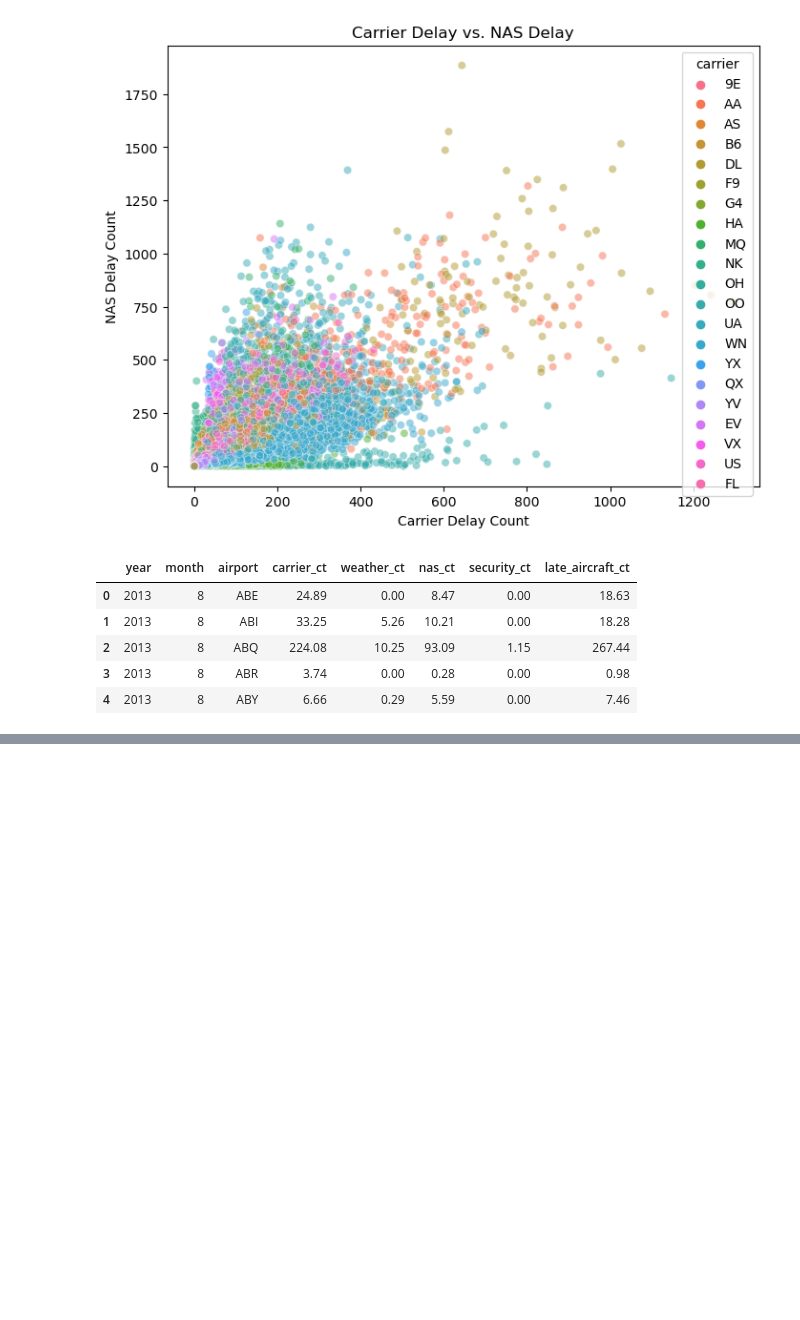
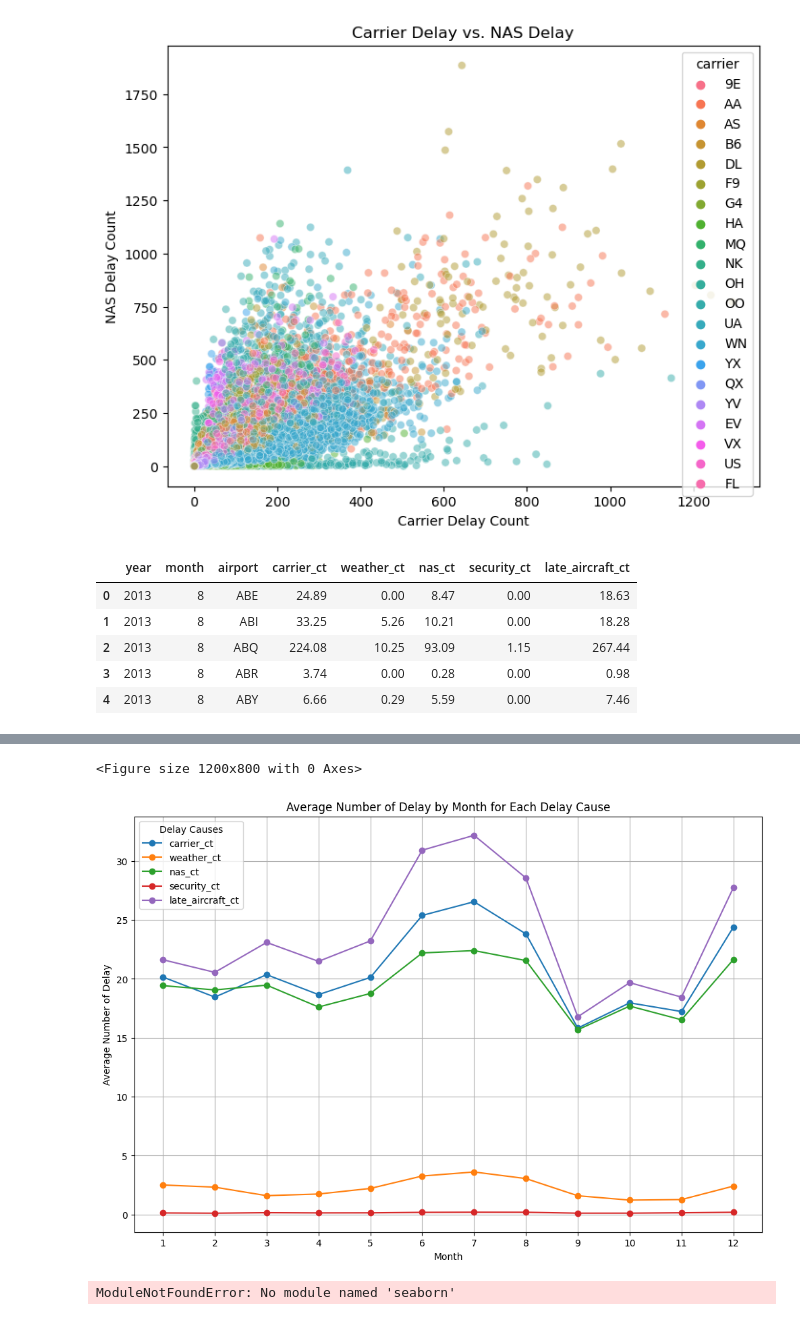
Before and after one commit to lingyuehao/Data_Dawgs, a Jupyter notebook: Data-Dawgs.ipynb, the cells around one changed output, grey strips where cells are left out. Cells and saved outputs as stored; diff of their text form; code cells hidden in the pictures; blank space fills up the shorter version.

Commit message:
Data cleaning, Statistical anslysis, Data visualization

```diff
--- a/Data-Dawgs.ipynb
+++ b/Data-Dawgs.ipynb
@@ -201,0 +233,15 @@ combined_data.head()
+# %%
+# Data cleaning
+cleaned_data = data.copy()
+
+cleaned_data['carrier_name'].fillna('Unknown', inplace=True)
+cleaned_data['airport_name'].fillna('Unknown', inplace=True)
+
+numeric_columns = [
+    'arr_flights', 'arr_del15', 'carrier_ct', 'weather_ct', 'nas_ct',
+    'security_ct', 'late_aircraft_ct', 'arr_cancelled', 'arr_diverted',
+    'arr_delay', 'carrier_delay', 'weather_delay', 'nas_delay',
+    'security_delay', 'late_aircraft_delay'
+]
+for column in numeric_columns:
+    cleaned_data[column].fillna(cleaned_data[column].median(), inplace=True)
@@ -201,0 +296,43 @@ combined_data.head()
+# %%
+# Data Visualization
+delay_causes = ['carrier_ct', 'weather_ct', 'nas_ct', 'security_ct', 'late_aircraft_ct']
+graph_data = cleaned_data.groupby('month')[delay_causes].mean()
+
+plt.figure(figsize=(12, 8))
+graph_data.plot(kind='line', marker='o', figsize=(12, 8))
+plt.title('Average Number of Delay by Month for Each Delay Cause')
+plt.xlabel('Month')
+plt.ylabel('Average Number of Delay')
+plt.xticks(range(1, 13))
+plt.legend(title="Delay Causes")
+plt.grid()
+plt.show()
+# %% [output]
+<Figure size 1200x800 with 0 Axes>
+[figure, added]
+# %%
+import matplotlib.pyplot as plt
+import seaborn as sns
+
+airlines_base_airports = {
+    'AS': 'SEA',
+    'DL': 'ATL',
+    'AA': 'DFW',
+    'UA': 'ORD'
+}
+
+carrier_delays_base = cleaned_data[
+    ((cleaned_data['carrier'] == 'AS') & (cleaned_data['airport'] == airlines_base_airports['AS'])) |
+    ((cleaned_data['carrier'] == 'DL') & (cleaned_data['airport'] == airlines_base_airports['DL'])) |
+    ((cleaned_data['carrier'] == 'AA') & (cleaned_data['airport'] == airlines_base_airports['AA'])) |
+    ((cleaned_data['carrier'] == 'UA') & (cleaned_data['airport'] == airlines_base_airports['UA']))
+]
+
+plt.figure(figsize=(10, 6))
+sns.boxplot(x='carrier', y='carrier_ct', data=carrier_delays_base, palette="coolwarm")
+plt.title('Carrier Delay Distribution for Airlines at Their Base Airports')
+plt.xlabel('Carrier Code')
+plt.ylabel('Number of Carrier Delay')
+plt.show()
+# %% [output]
+ModuleNotFoundError: No module named 'seaborn'
```
Also changed, not shown: parts of 5 cells of this notebook.
